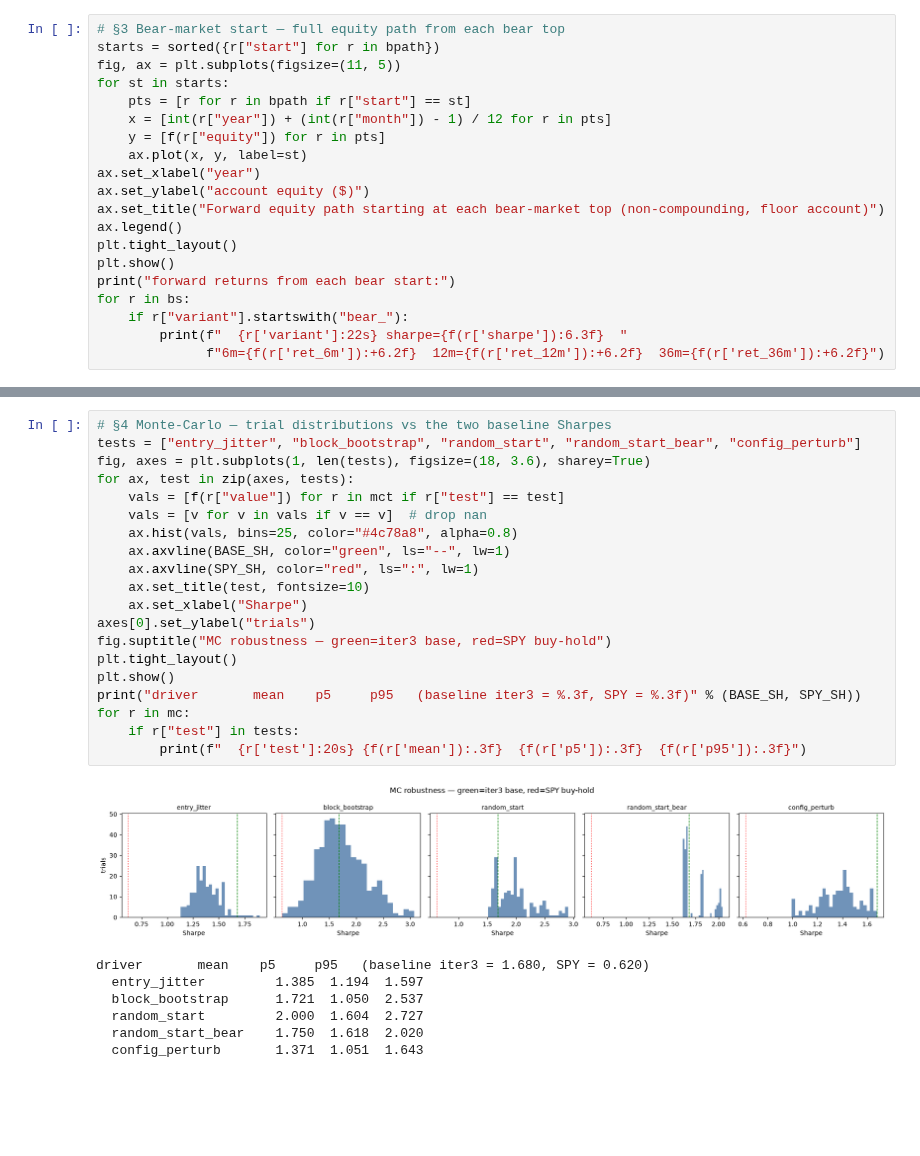
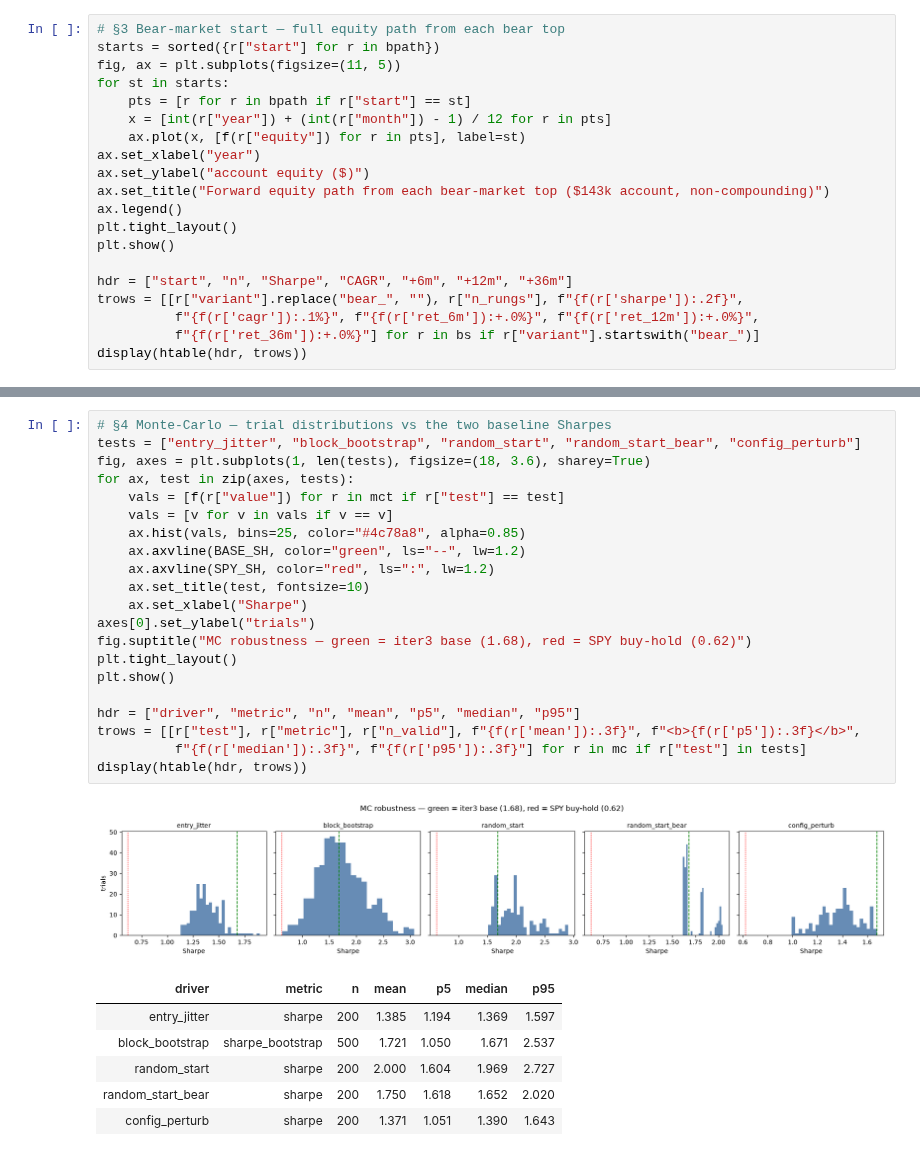
Before and after one commit to moremeds/argon, a Jupyter notebook: docs/research/vrp/vrp-backtest-iteration-4-findings.ipynb, the cells around one changed output, grey strips where cells are left out. Saved outputs shown, nothing was run; the diff lists cells and outputs as text; blank space fills up the shorter version.

```diff
--- a/docs/research/vrp/vrp-backtest-iteration-4-findings.ipynb
+++ b/docs/research/vrp/vrp-backtest-iteration-4-findings.ipynb
@@ -110,17 +187,17 @@ fig, ax = plt.subplots(figsize=(11, 5))
 for st in starts:
     pts = [r for r in bpath if r["start"] == st]
     x = [int(r["year"]) + (int(r["month"]) - 1) / 12 for r in pts]
-    y = [f(r["equity"]) for r in pts]
-    ax.plot(x, y, label=st)
+    ax.plot(x, [f(r["equity"]) for r in pts], label=st)
 ax.set_xlabel("year")
 ax.set_ylabel("account equity ($)")
-ax.set_title("Forward equity path starting at each bear-market top (non-compounding, floor account)")
+ax.set_title("Forward equity path from each bear-market top ($143k account, non-compounding)")
 ax.legend()
 plt.tight_layout()
 plt.show()
-print("forward returns from each bear start:")
-for r in bs:
-    if r["variant"].startswith("bear_"):
-        print(f"  {r['variant']:22s} sharpe={f(r['sharpe']):6.3f}  "
-              f"6m={f(r['ret_6m']):+6.2f}  12m={f(r['ret_12m']):+6.2f}  36m={f(r['ret_36m']):+6.2f}")
+
+hdr = ["start", "n", "Sharpe", "CAGR", "+6m", "+12m", "+36m"]
+trows = [[r["variant"].replace("bear_", ""), r["n_rungs"], f"{f(r['sharpe']):.2f}",
+          f"{f(r['cagr']):.1%}", f"{f(r['ret_6m']):+.0%}", f"{f(r['ret_12m']):+.0%}",
+          f"{f(r['ret_36m']):+.0%}"] for r in bs if r["variant"].startswith("bear_")]
+display(htable(hdr, trows))
 # %% [output]
@@ -135,28 +219,29 @@ forward returns from each bear start:
 # %%
 # §4 Monte-Carlo — trial distributions vs the two baseline Sharpes
 tests = ["entry_jitter", "block_bootstrap", "random_start", "random_start_bear", "config_perturb"]
 fig, axes = plt.subplots(1, len(tests), figsize=(18, 3.6), sharey=True)
 for ax, test in zip(axes, tests):
     vals = [f(r["value"]) for r in mct if r["test"] == test]
-    vals = [v for v in vals if v == v]  # drop nan
-    ax.hist(vals, bins=25, color="#4c78a8", alpha=0.8)
-    ax.axvline(BASE_SH, color="green", ls="--", lw=1)
-    ax.axvline(SPY_SH, color="red", ls=":", lw=1)
+    vals = [v for v in vals if v == v]
+    ax.hist(vals, bins=25, color="#4c78a8", alpha=0.85)
+    ax.axvline(BASE_SH, color="green", ls="--", lw=1.2)
+    ax.axvline(SPY_SH, color="red", ls=":", lw=1.2)
     ax.set_title(test, fontsize=10)
     ax.set_xlabel("Sharpe")
 axes[0].set_ylabel("trials")
-fig.suptitle("MC robustness — green=iter3 base, red=SPY buy-hold")
+fig.suptitle("MC robustness — green = iter3 base (1.68), red = SPY buy-hold (0.62)")
 plt.tight_layout()
 plt.show()
-print("driver       mean    p5     p95   (baseline iter3 = %.3f, SPY = %.3f)" % (BASE_SH, SPY_SH))
-for r in mc:
-    if r["test"] in tests:
-        print(f"  {r['test']:20s} {f(r['mean']):.3f}  {f(r['p5']):.3f}  {f(r['p95']):.3f}")
+
+hdr = ["driver", "metric", "n", "mean", "p5", "median", "p95"]
+trows = [[r["test"], r["metric"], r["n_valid"], f"{f(r['mean']):.3f}", f"<b>{f(r['p5']):.3f}</b>",
+          f"{f(r['median']):.3f}", f"{f(r['p95']):.3f}"] for r in mc if r["test"] in tests]
+display(htable(hdr, trows))
 # %% [output]
-[figure, old version]
+[figure, new version]
-driver       mean    p5     p95   (baseline iter3 = 1.680, SPY = 0.620)
-  entry_jitter         1.385  1.194  1.597
-  block_bootstrap      1.721  1.050  2.537
-  random_start         2.000  1.604  2.727
-  random_start_bear    1.750  1.618  2.020
-  config_perturb       1.371  1.051  1.643
+| driver | metric | n | mean | p5 | median | p95 |
+| entry_jitter | sharpe | 200 | 1.385 | 1.194 | 1.369 | 1.597 |
+| block_bootstrap | sharpe_bootstrap | 500 | 1.721 | 1.050 | 1.671 | 2.537 |
+| random_start | sharpe | 200 | 2.000 | 1.604 | 1.969 | 2.727 |
+| random_start_bear | sharpe | 200 | 1.750 | 1.618 | 1.652 | 2.020 |
+| config_perturb | sharpe | 200 | 1.371 | 1.051 | 1.390 | 1.643 |
```
Also changed, not shown: parts of 20 cells of this notebook, 5 other files.
